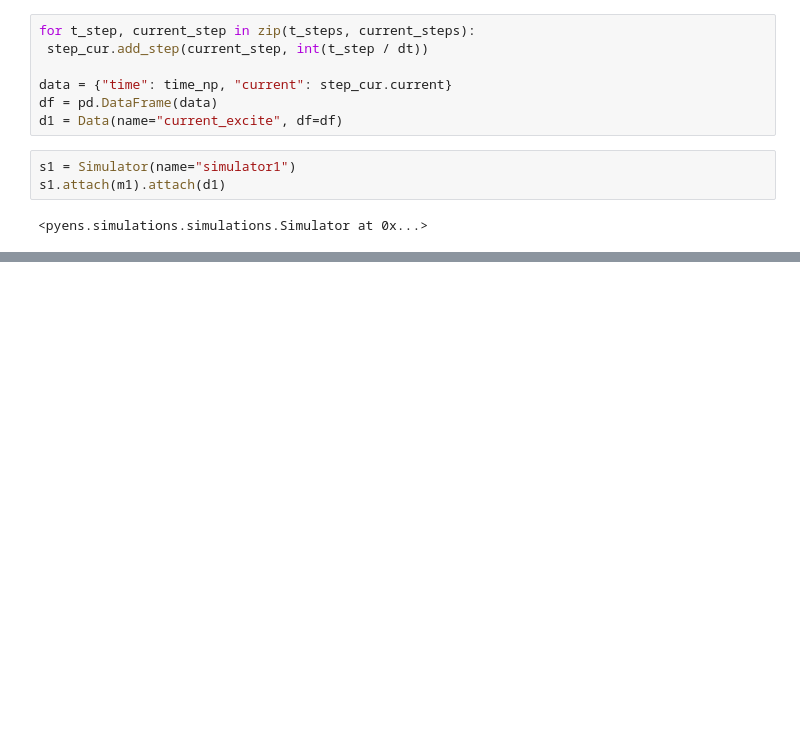
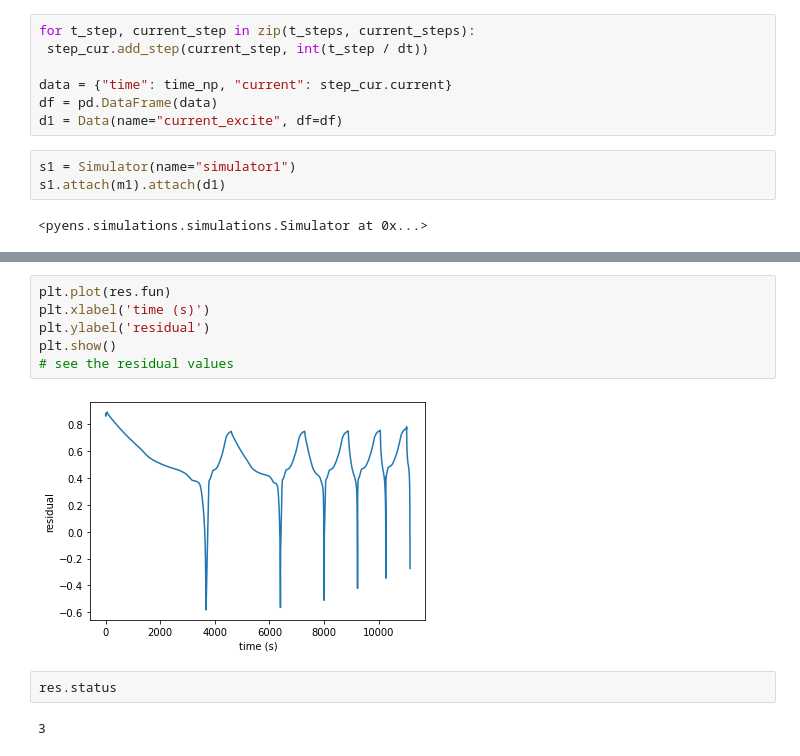
Before and after one commit to tonylee2016/batterylearn, a Jupyter notebook: notebook/demos.ipynb, the cells around one changed output, grey strips where cells are left out. Drawn from its saved outputs; the diff is of its cells as text; blank space fills up the shorter version.

```diff
--- a/notebook/demos.ipynb
+++ b/notebook/demos.ipynb
@@ -113,0 +119,12 @@ array([1.22986160e-01, 2.19213586e-02, 1.50010768e+03, 1.91157736e-02,
+# %%
+plt.plot(res.fun)
+plt.xlabel('time (s)')
+plt.ylabel('residual')
+plt.show()
+# see the residual values
+# %% [output]
+[figure, added]
+# %%
+res.status
+# %% [output]
+3
```
Also changed, not shown: parts of 4 cells of this notebook, 3 other files.
